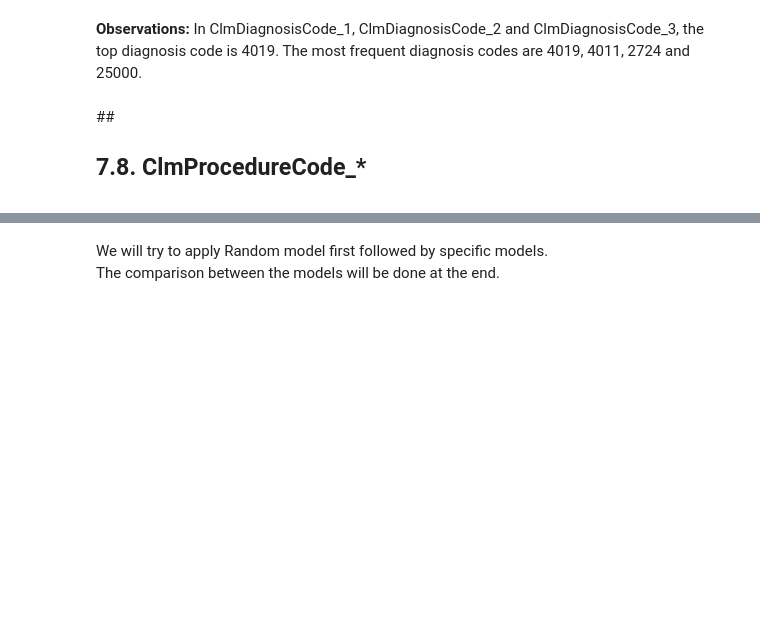
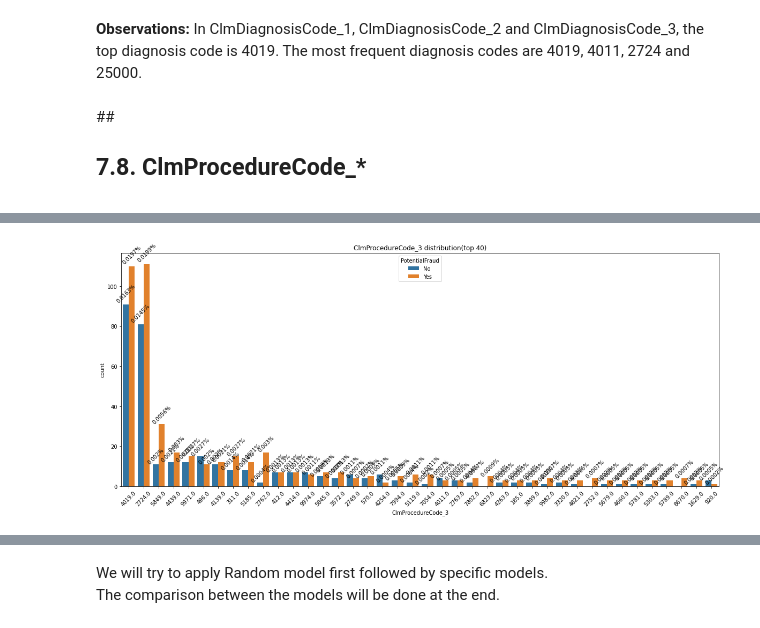
Before and after one commit to NaveenVuppula/Healthcare-Provider-Fraud-Detection-Analysis, a Jupyter notebook: Healthcare_Provider_Fraud_Detection_Analysis.ipynb, the cells around one changed output, grey strips where cells are left out. Saved outputs shown, nothing was run; the diff lists cells and outputs as text; code cells hidden in the pictures; blank space fills up the shorter version.

```diff
--- a/Healthcare_Provider_Fraud_Detection_Analysis.ipynb
+++ b/Healthcare_Provider_Fraud_Detection_Analysis.ipynb
@@ -701,0 +710,4 @@ display_barplot_per_class(df_train, 'ClmDiagnosisCode_3', 'ClmDiagnosisCode_3 di
+# %%
+display_barplot_per_class(df_train, 'ClmProcedureCode_3', 'ClmProcedureCode_3 distribution(top 40)', top=40)
+# %% [output]
+[figure, added]
```
Also changed, not shown: parts of 12 cells of this notebook.
